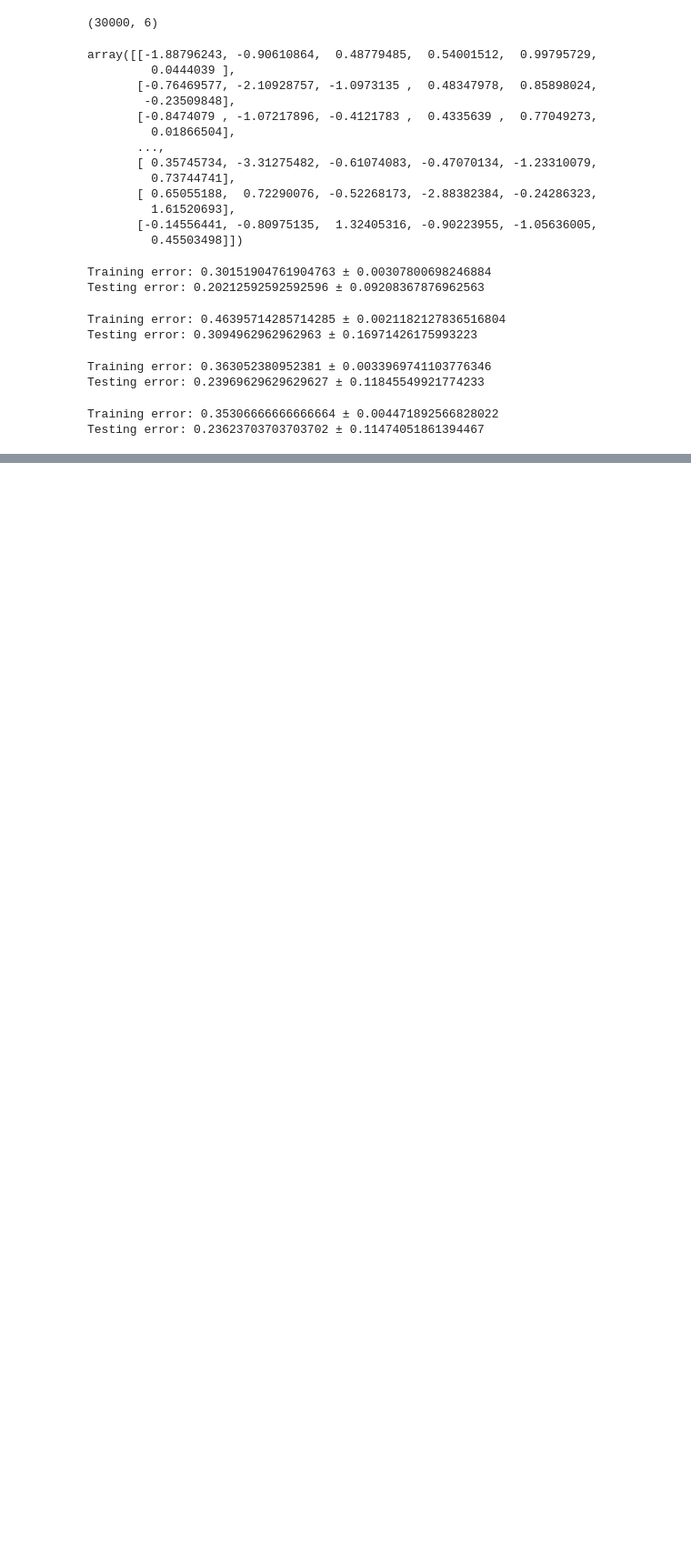
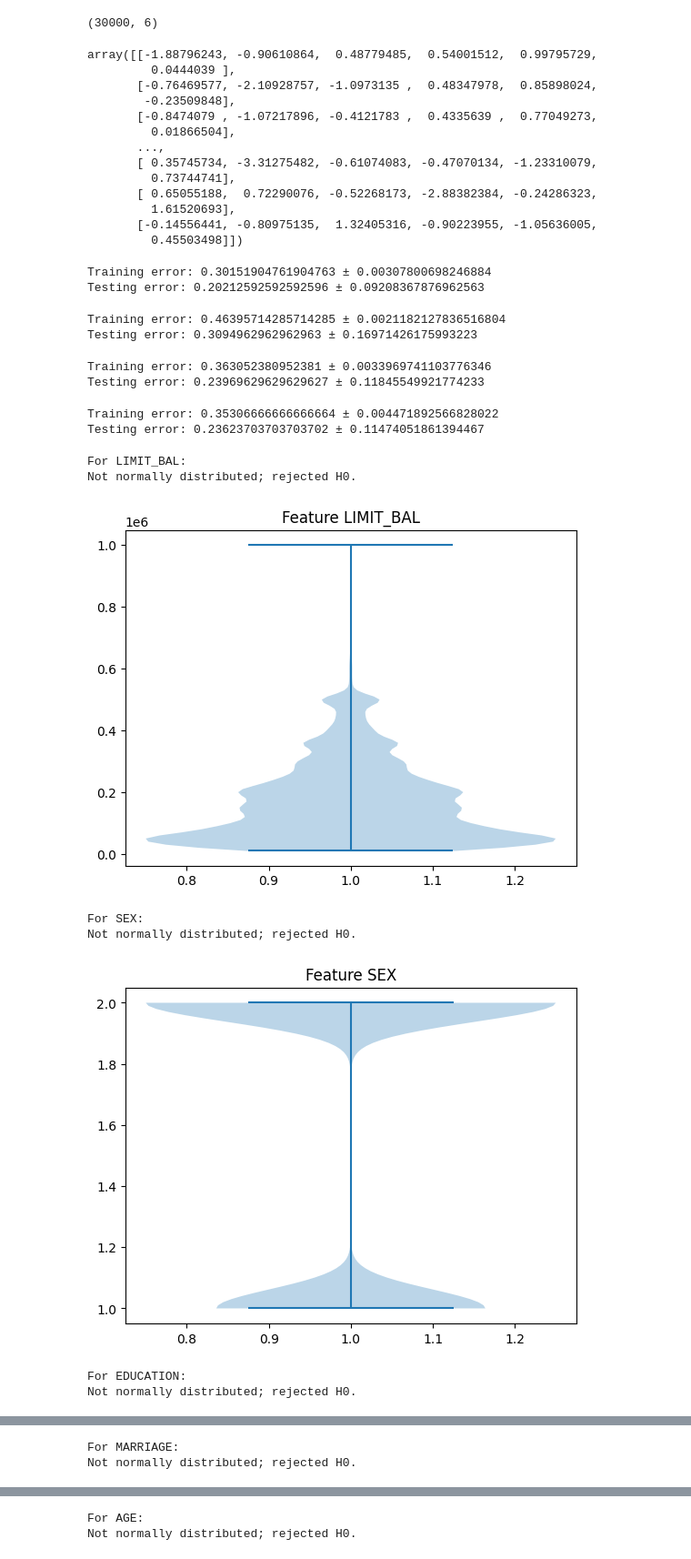
Before and after one commit to gbragafibra/RP_project, a Jupyter notebook: Tests2.ipynb, the cells around one changed output, grey strips where cells are left out. Shown at 91% size. Drawn from its saved outputs; the diff is of its cells as text; code cells hidden in the pictures; blank space fills up the shorter version.

Commit message:
Testing normality check func

```diff
--- a/Tests2.ipynb
+++ b/Tests2.ipynb
@@ -116,3 +116,14 @@ run(PCA(redundancy_check(features, 0.95, labels), kaiser), labels, 10, classifie
 # %% [output]
 Training error: 0.35306666666666664 ± 0.004471892566828022
 Testing error: 0.23623703703703702 ± 0.11474051861394467
+# %%
+normality_check(features, handles, 0.05)
+# %% [output]
+For LIMIT_BAL:
+Not normally distributed; rejected H0.
+[figure, added]
+For SEX:
+Not normally distributed; rejected H0.
+[figure, added]
+For EDUCATION:
+Not normally distributed; rejected H0.
@@ -118,0 +131,2 @@ Testing error: 0.23623703703703702 ± 0.11474051861394467
+For MARRIAGE:
+Not normally distributed; rejected H0.
@@ -118,0 +134,2 @@ Testing error: 0.23623703703703702 ± 0.11474051861394467
+For AGE:
+Not normally distributed; rejected H0.
```
Also changed, not shown: parts of 1 cell of this notebook.
